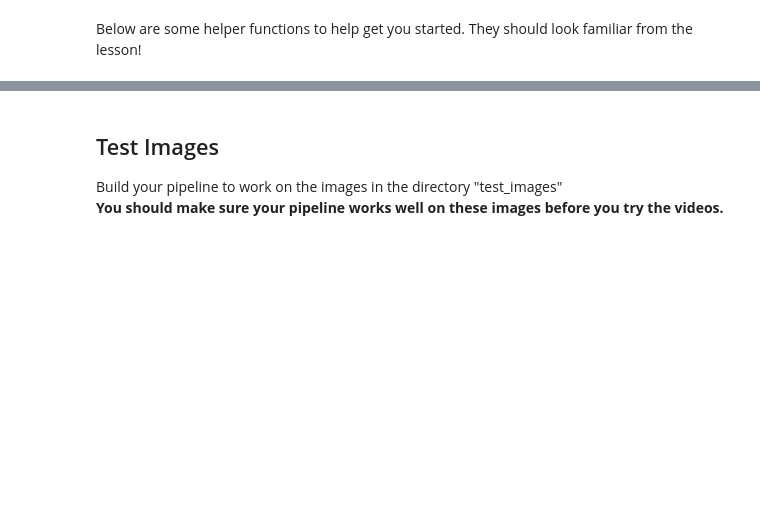
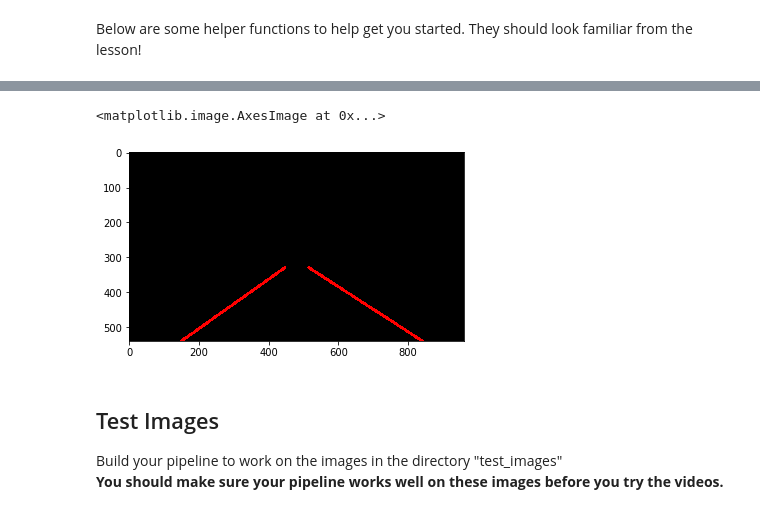
Before and after one commit to parinp/CarND-LaneLines-P1, a Jupyter notebook: P1.ipynb, the cells around one changed output, grey strips where cells are left out. Saved outputs shown, nothing was run; the diff lists cells and outputs as text; code cells hidden in the pictures; blank space fills up the shorter version.

Commit message:
Updated Hough transform

```diff
--- a/P1.ipynb
+++ b/P1.ipynb
@@ -258,3 +344,13 @@ plt.imshow(line_edges)
+# %%
+lines = hough_lines_new(image_region,rho,theta,threshold,min_line_length,max_line_gap)
+line_edges = weighted_img(lines,image_c)
+#plt.imshow(blur_gray,cmap='gray')
+#plt.imshow(edges)
+#plt.imshow(image_region)
+plt.imshow(lines)
+# %% [output]
+<matplotlib.image.AxesImage at 0x...>
+[figure, added]
 # %% [markdown]
 ## Test Images
 
```
Also changed, not shown: parts of 15 cells of this notebook, 3 other files.
